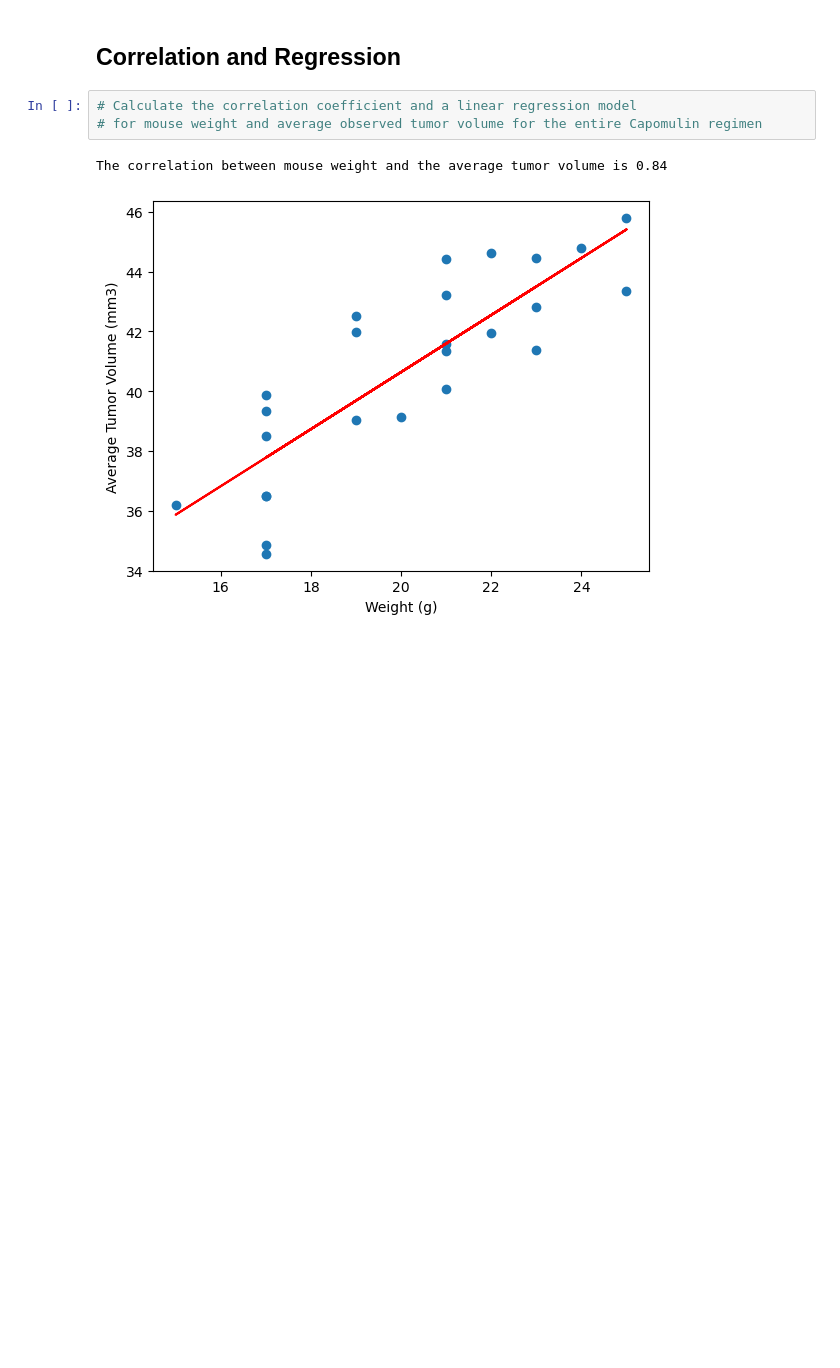
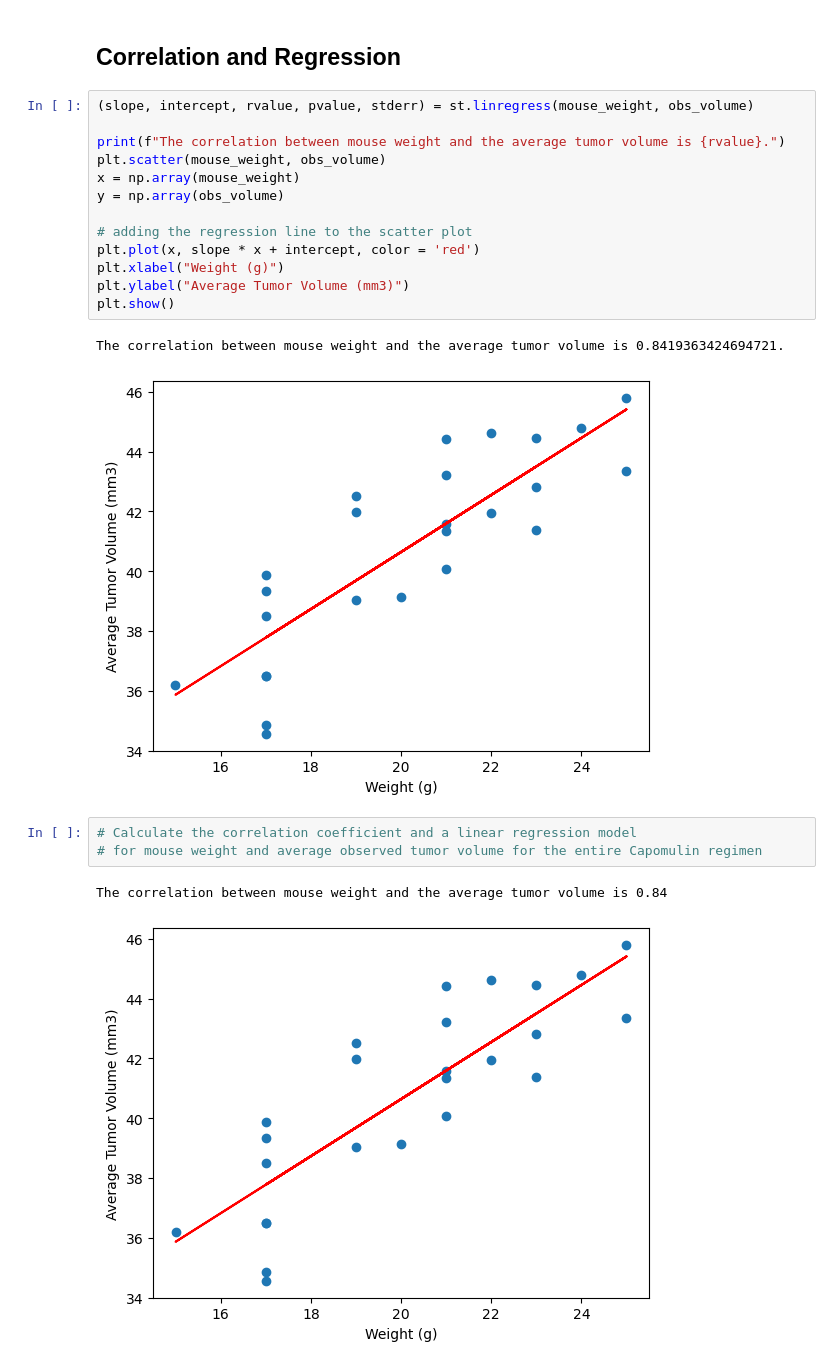
Before and after one commit to bassoon03/pymaceuticals, a Jupyter notebook: Starter_Code/Pymaceuticals/pymaceuticals_starter.ipynb, the cells around one changed output. Saved outputs shown, nothing was run; the diff lists cells and outputs as text; blank space fills up the shorter version.

```diff
--- a/Starter_Code/Pymaceuticals/pymaceuticals_starter.ipynb
+++ b/Starter_Code/Pymaceuticals/pymaceuticals_starter.ipynb
@@ -430,5 +421,21 @@ plt.show()
 # %% [markdown]
 ## Correlation and Regression
+# %%
+(slope, intercept, rvalue, pvalue, stderr) = st.linregress(mouse_weight, obs_volume)
+
+print(f"The correlation between mouse weight and the average tumor volume is {rvalue}.")
+plt.scatter(mouse_weight, obs_volume)
+x = np.array(mouse_weight)
+y = np.array(obs_volume)
+
+# adding the regression line to the scatter plot
+plt.plot(x, slope * x + intercept, color = 'red')
+plt.xlabel("Weight (g)")
+plt.ylabel("Average Tumor Volume (mm3)")
+plt.show()
+# %% [output]
+The correlation between mouse weight and the average tumor volume is 0.8419363424694721.
+[figure, added]
 # %%
 # Calculate the correlation coefficient and a linear regression model
 # for mouse weight and average observed tumor volume for the entire Capomulin regimen
```
Also changed, not shown: parts of 4 cells of this notebook.
